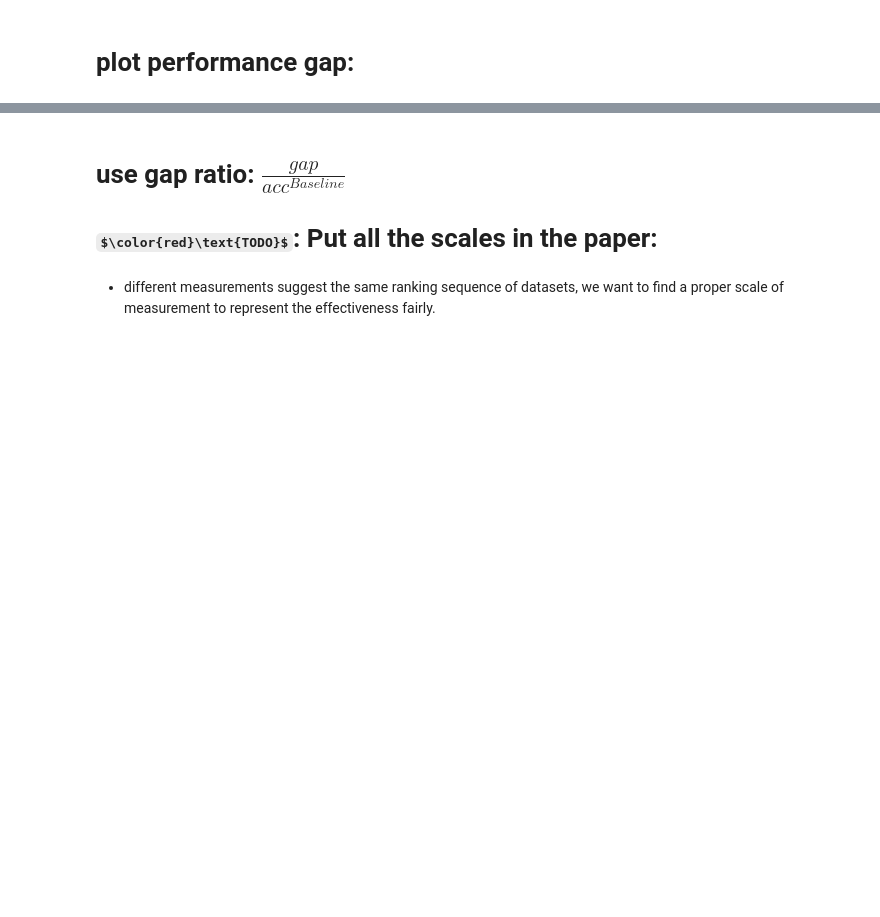
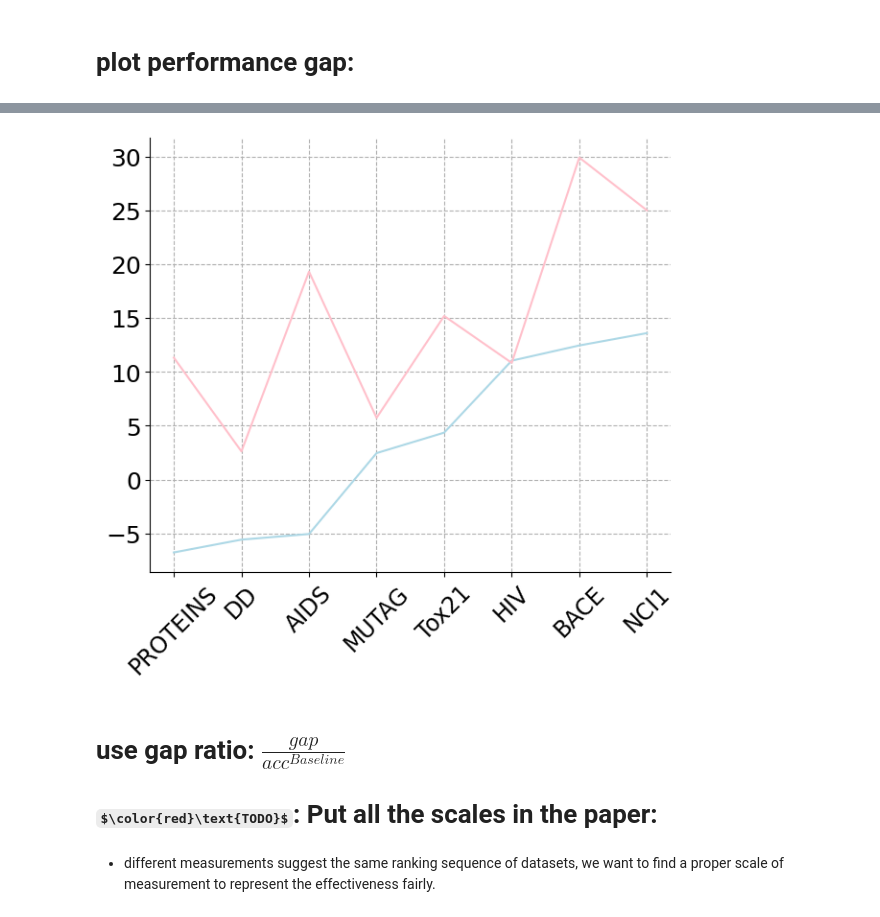
Before and after one commit to ICLab4DL/GNNBenchEffectiveness, a Jupyter notebook: plot_performance_gaps.ipynb, the cells around one changed output, grey strips where cells are left out. Drawn from its saved outputs; the diff is of its cells as text; code cells hidden in the pictures; some formulas as TeX source; blank space fills up the shorter version.

```diff
--- a/plot_performance_gaps.ipynb
+++ b/plot_performance_gaps.ipynb
@@ -411,24 +455,42 @@ def plot(es, title):
 
 def get_performance_gap(data_block):
     # calculate the difference between data_block[:, 0] and data_block[:, 1]
+    attr_gap = data_block[:, 1] - data_block[:, 0]
     struct_gap = data_block[:, 4] - data_block[:, 2]
-    attr_gap = data_block[:, 1] - data_block[:, 0]
     return attr_gap.squeeze(), struct_gap.squeeze()
 
 # NOTE: get E for each dataset:
 
+roc_attr_data = []
+roc_attr_name = []
+roc_struct_data = []
+roc_struct_name = []
+
+for i in range(attr_data_block.shape[0]):
+    if attr_data_block[i, 0, 2] > 0 and attr_data_block[i, 1, 2] > 0:
+        roc_attr_data.append(attr_data_block[i])
+        roc_attr_name.append(show_data_attr[i])
+
+for i in range(struct_data_block.shape[0]):
+    if struct_data_block[i, 2, 2] > 0 and struct_data_block[i, 4, 2] > 0:
+        roc_struct_data.append(struct_data_block[i])
+        roc_struct_name.append(show_data_struct[i])
+
 attr_gaps, _ = get_performance_gap(attr_data_block)
 _, struct_gaps = get_performance_gap(struct_data_block)
 
-print('attr_gaps shpae', attr_gaps.shape)
+roc_attr_gaps, _ = get_performance_gap(np.array(roc_attr_data))
+_, roc_struct_gaps = get_performance_gap(np.array(roc_struct_data))
+
+print('roc_attr_gaps len', len(roc_attr_gaps))
 
 colors = ["#0072B2", "#009E73", "#D55E00", "#E69F00", "#CC79A7"]
+
+print('attr_gaps', attr_gaps.shape)
 
 attr_es = [(attr_gaps[i], show_data_attr[i]) for i in range(len(show_data_attr))]
 struct_es = [(struct_gaps[i], show_data_struct[i]) for i in range(len(show_data_struct))]
 
-plot(attr_es, 'Attribute Performance Gap')
-plot(struct_es, 'Structural Performance Gap')
-
-# # ax.legend()
+roc_attr_es = list(zip(roc_attr_gaps, roc_attr_name))
+roc_struct_es = list(zip(roc_struct_gaps, roc_struct_name))
 # %% [output]
@@ -471,3 +507,9 @@ attr_gaps shpae (12,)
+# %%
+# filter not binary datasets:
+# no proteins, AIDS, DD
+plot_gap(roc_attr_es, roc_struct_es, 'Attribute/Structural Performance Gap', cus_fsize=(7, 6) , acc=False)
+# %% [output]
+[figure, added]
 # %% [markdown]
 # use gap ratio: $\frac{gap}{acc^{Baseline}}$
 
```
Also changed, not shown: parts of 12 cells of this notebook, 9 other files.
